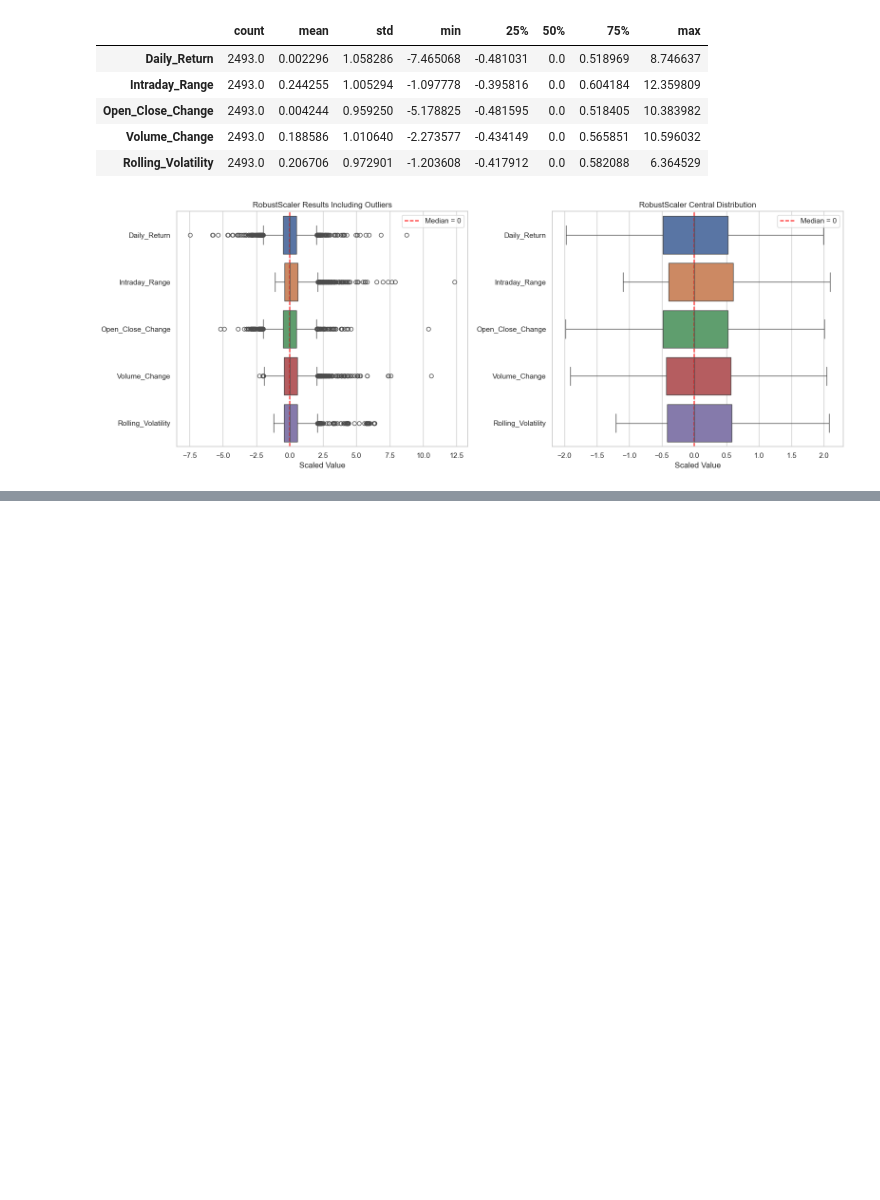
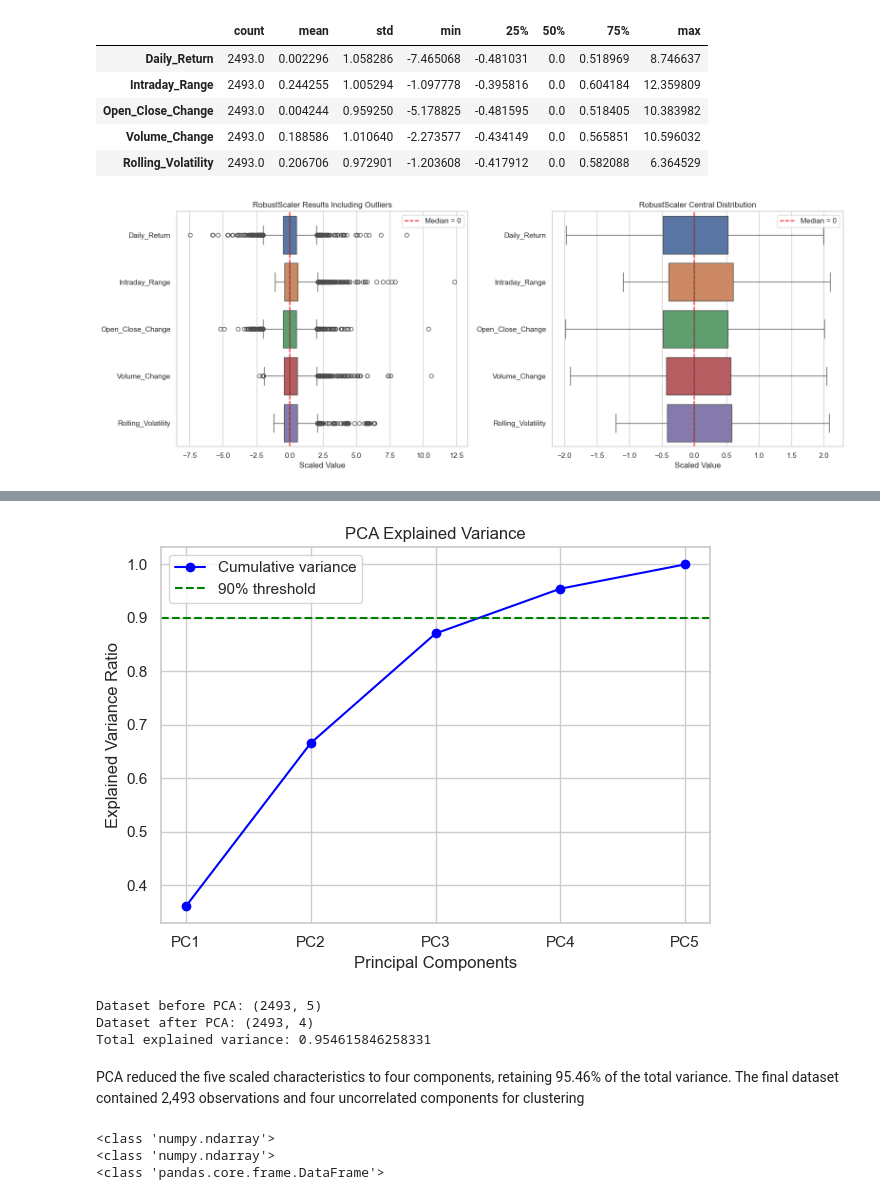
Before and after one commit to 2026228-dev/CA1MLB-2026228, a Jupyter notebook: AAPL.ipynb, the cells around one changed output, grey strips where cells are left out. Cells and saved outputs as stored; diff of their text form; code cells hidden in the pictures; blank space fills up the shorter version.

```diff
--- a/AAPL.ipynb
+++ b/AAPL.ipynb
@@ -594,0 +594,14 @@ The box plots reflect the five characteristics after applying the RobustScaler.
+# %%
+pca_full = PCA()
+X_pca_full = pca_full.fit_transform(scaled_features)
+
+
+pca_variance = pd.DataFrame({
+    "Principal_Component": [
+        f"PC{i}" for i in range(1, len(feature_columns) + 1)
+    ],
+    "Explained_Variance": pca_full.explained_variance_ratio_,
+    "Cumulative_Variance": pca_full.explained_variance_ratio_.cumsum()
+})
+
+pca_variance
@@ -594,0 +615,55 @@ The box plots reflect the five characteristics after applying the RobustScaler.
+# %%
+plt.plot(
+    pca_variance["Principal_Component"],
+    pca_variance["Cumulative_Variance"],
+    marker="o",
+    color="blue",
+    label="Cumulative variance"
+)
+
+plt.axhline(
+    y=0.90,
+    color="green",
+    linestyle="--",
+    label="90% threshold"
+)
+
+plt.xlabel("Principal Components")
+plt.ylabel("Explained Variance Ratio")
+plt.title("PCA Explained Variance")
+plt.legend()
+plt.tight_layout()
+plt.show()
+# %% [output]
+[figure, added]
+# %%
+pca = PCA(n_components=4)
+
+X_pca = pca.fit_transform(scaled_features)
+
+pca_data = pd.DataFrame(
+    X_pca,
+    columns=["PC1", "PC2", "PC3", "PC4"],
+    index=clustering_data.index
+)
+
+print("Dataset before PCA:", scaled_features.shape)
+print("Dataset after PCA:", pca_data.shape)
+print(
+    "Total explained variance:",
+    pca.explained_variance_ratio_.sum()
+)
+# %% [output]
+Dataset before PCA: (2493, 5)
+Dataset after PCA: (2493, 4)
+Total explained variance: 0.954615846258331
+# %% [markdown]
+PCA reduced the five scaled characteristics to four components, retaining 95.46% of the total variance. The final dataset contained 2,493 observations and four uncorrelated components for clustering
+# %%
+print(type(X_scaled))
+print(type(X_pca))
+print(type(pca_data))
+# %% [output]
+<class 'numpy.ndarray'>
+<class 'numpy.ndarray'>
+<class 'pandas.core.frame.DataFrame'>
```
Also changed, not shown: parts of 17 cells of this notebook, 1 other file.
